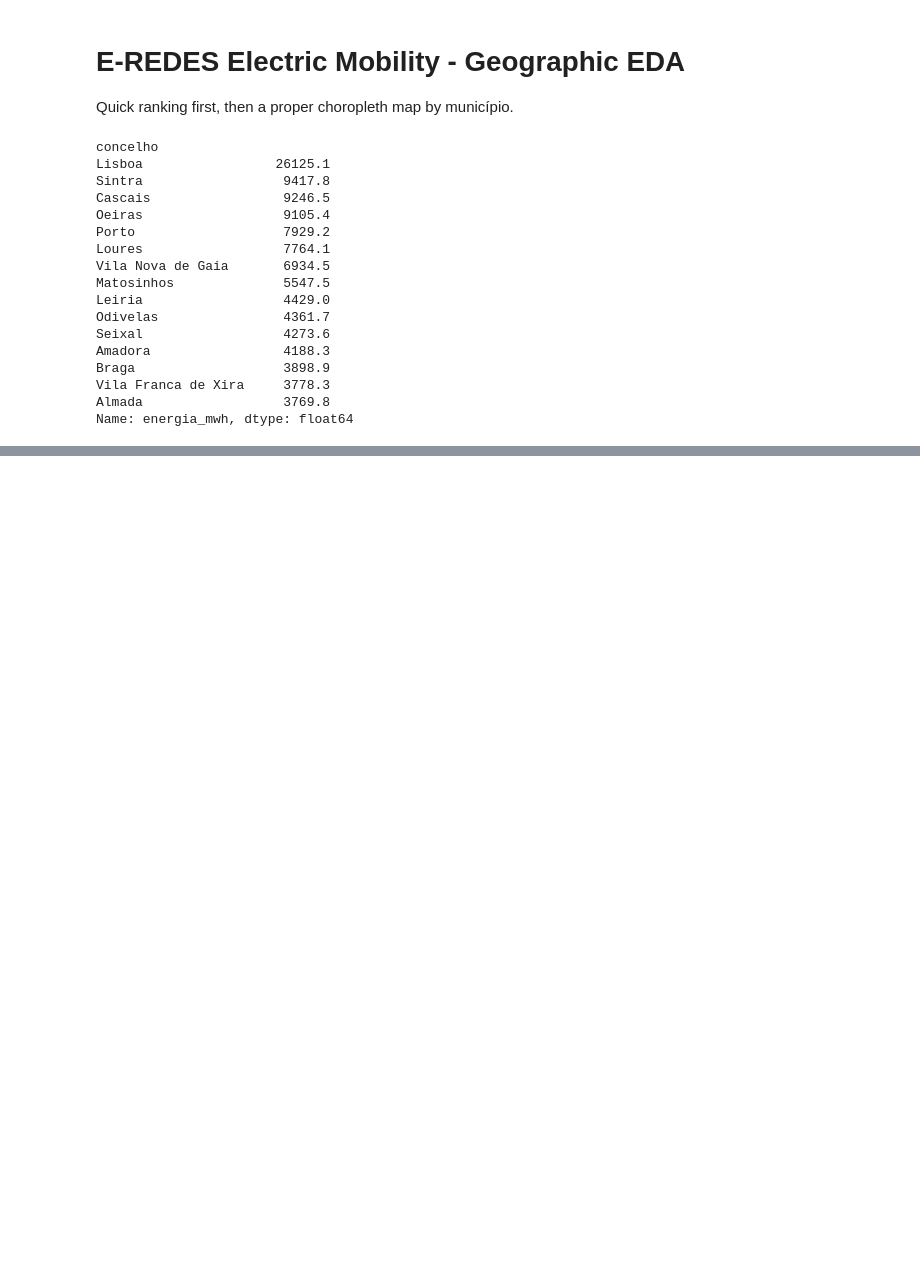
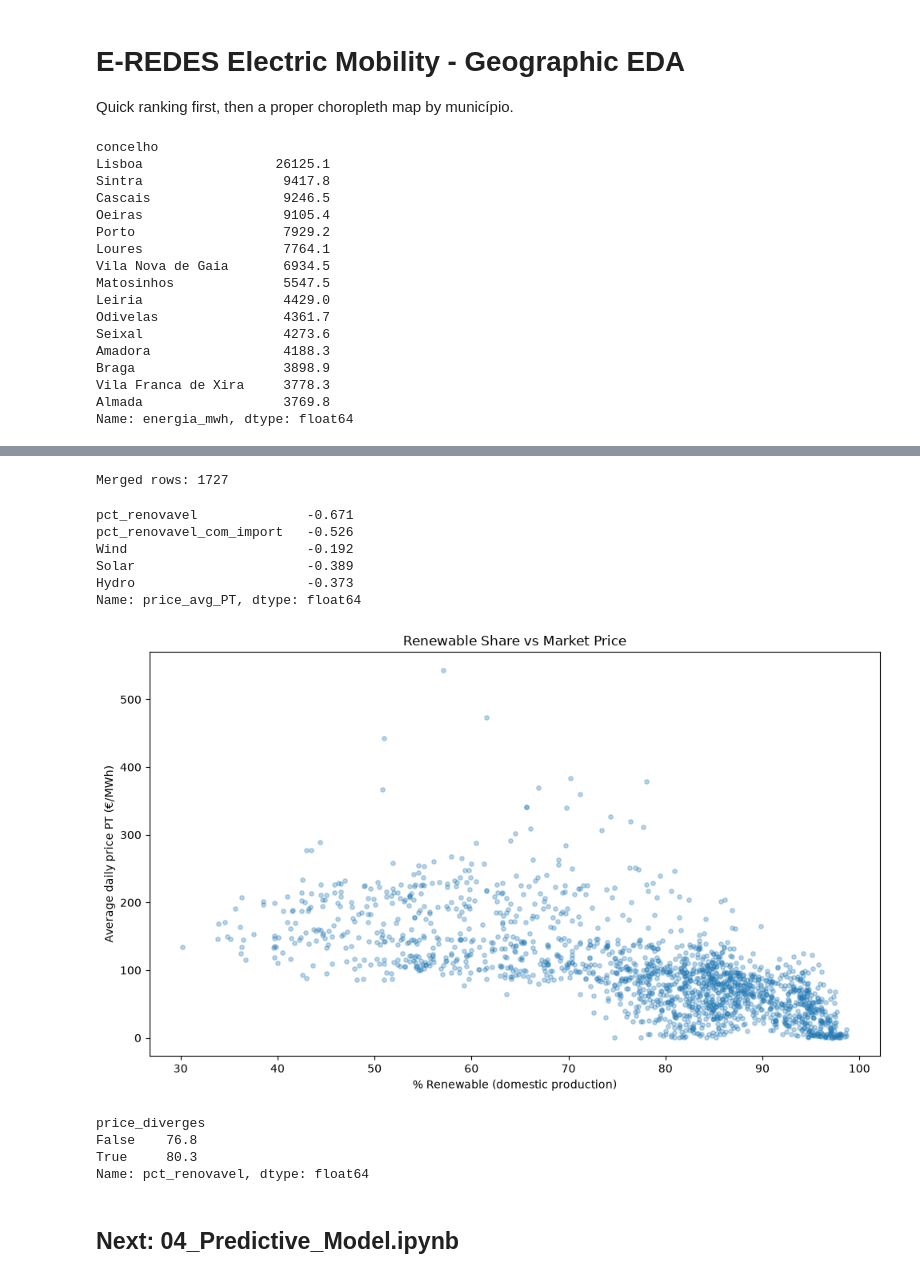
Before and after one commit to JoaoFelicissimo03/PT-Energy-Transition-Analytics, a Jupyter notebook: 03_EDA.ipynb, the cells around one changed output, grey strips where cells are left out. Saved outputs shown, nothing was run; the diff lists cells and outputs as text; code cells hidden in the pictures; blank space fills up the shorter version.

```diff
--- a/03_EDA.ipynb
+++ b/03_EDA.ipynb
@@ -356,0 +403,6 @@ Name: energia_mwh, dtype: float64
+# %%
+df_prices = pd.read_csv(
+    DATA_PROCESSED / "ren_market_prices_daily.csv", parse_dates=["date"]
+)
+print(df_prices.shape)
+df_prices.head()
@@ -356,0 +417,46 @@ Name: energia_mwh, dtype: float64
+# %%
+df_merged = df_ren.merge(df_prices, on="date", how="inner")
+print(f"Merged rows: {len(df_merged)}")
+# %% [output]
+Merged rows: 1727
+# %%
+correlation_cols = [
+    "pct_renovavel",
+    "pct_renovavel_com_import",
+    "Wind",
+    "Solar",
+    "Hydro",
+]
+correlations = (
+    df_merged[correlation_cols + ["price_avg_PT"]]
+    .corr()["price_avg_PT"]
+    .drop("price_avg_PT")
+)
+print(correlations.round(3))
+# %% [output]
+pct_renovavel              -0.671
+pct_renovavel_com_import   -0.526
+Wind                       -0.192
+Solar                      -0.389
+Hydro                      -0.373
+Name: price_avg_PT, dtype: float64
+# %%
+fig, ax = plt.subplots(figsize=(10, 6))
+ax.scatter(df_merged["pct_renovavel"], df_merged["price_avg_PT"], alpha=0.3, s=15)
+ax.set_xlabel("% Renewable (domestic production)")
+ax.set_ylabel("Average daily price PT (€/MWh)")
+ax.set_title("Renewable Share vs Market Price")
+plt.tight_layout()
+plt.show()
+# %% [output]
+[figure, added]
+# %%
+split_renewable = df_merged.groupby("price_diverges")["pct_renovavel"].mean()
+print(split_renewable.round(1))
+# %% [output]
+price_diverges
+False    76.8
+True     80.3
+Name: pct_renovavel, dtype: float64
+# %% [markdown]
+## Next: 04_Predictive_Model.ipynb
```
Also changed, not shown: parts of 12 cells of this notebook, 3 other files.
